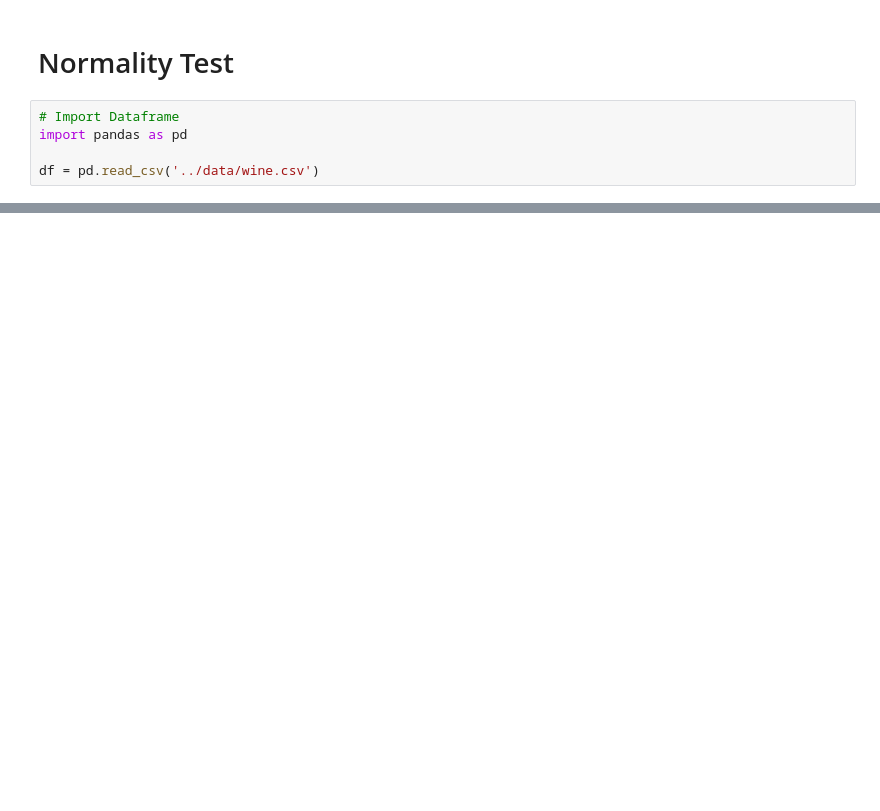
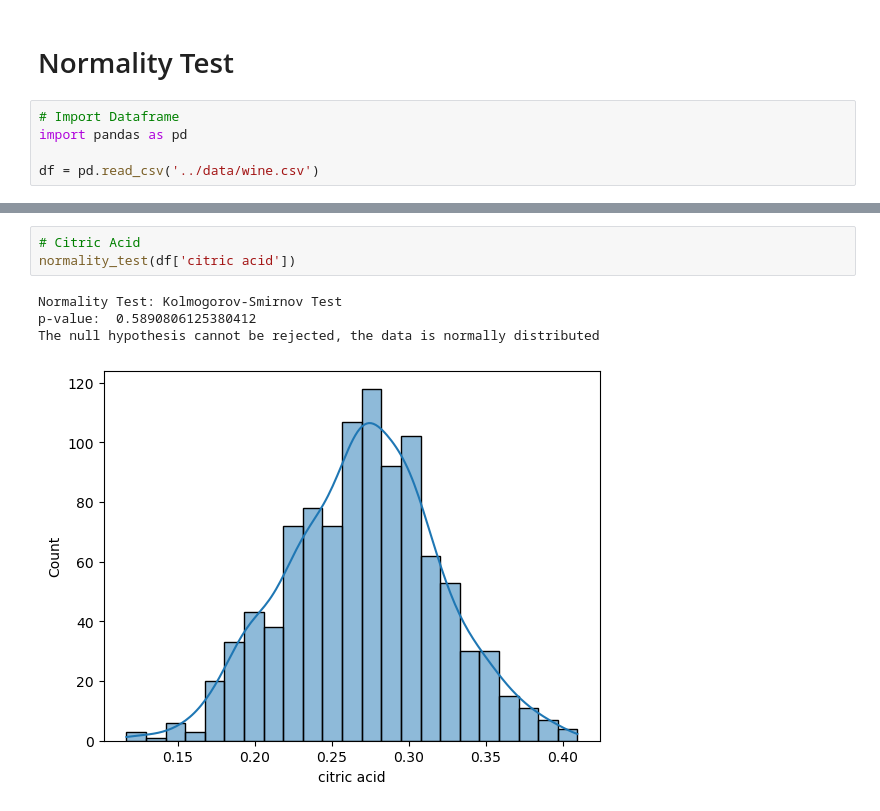
Before and after one commit to noelsimbolon/vinum, a Jupyter notebook: notebooks/03_normality_test.ipynb, the cells around one changed output, grey strips where cells are left out. Cells and saved outputs as stored; diff of their text form; blank space fills up the shorter version.

```diff
--- a/notebooks/03_normality_test.ipynb
+++ b/notebooks/03_normality_test.ipynb
@@ -25,0 +49,8 @@ def kolmorogov_smirnov(df, alpha = 0.05):
+# %%
+# Citric Acid
+normality_test(df['citric acid'])
+# %% [output]
+Normality Test: Kolmogorov-Smirnov Test
+p-value:  0.5890806125380412
+The null hypothesis cannot be rejected, the data is normally distributed
+[figure, added]
```
Also changed, not shown: parts of 14 cells of this notebook.
